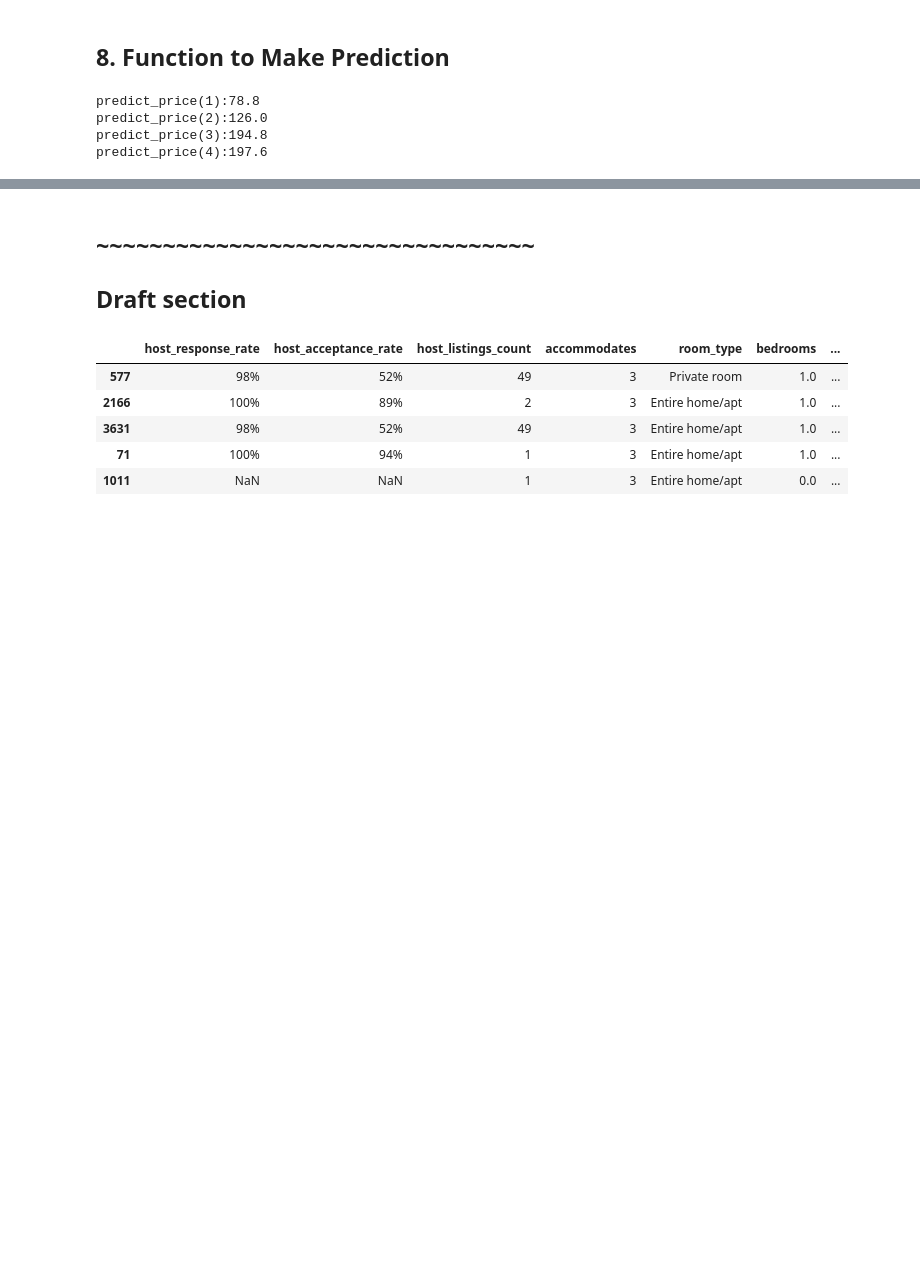
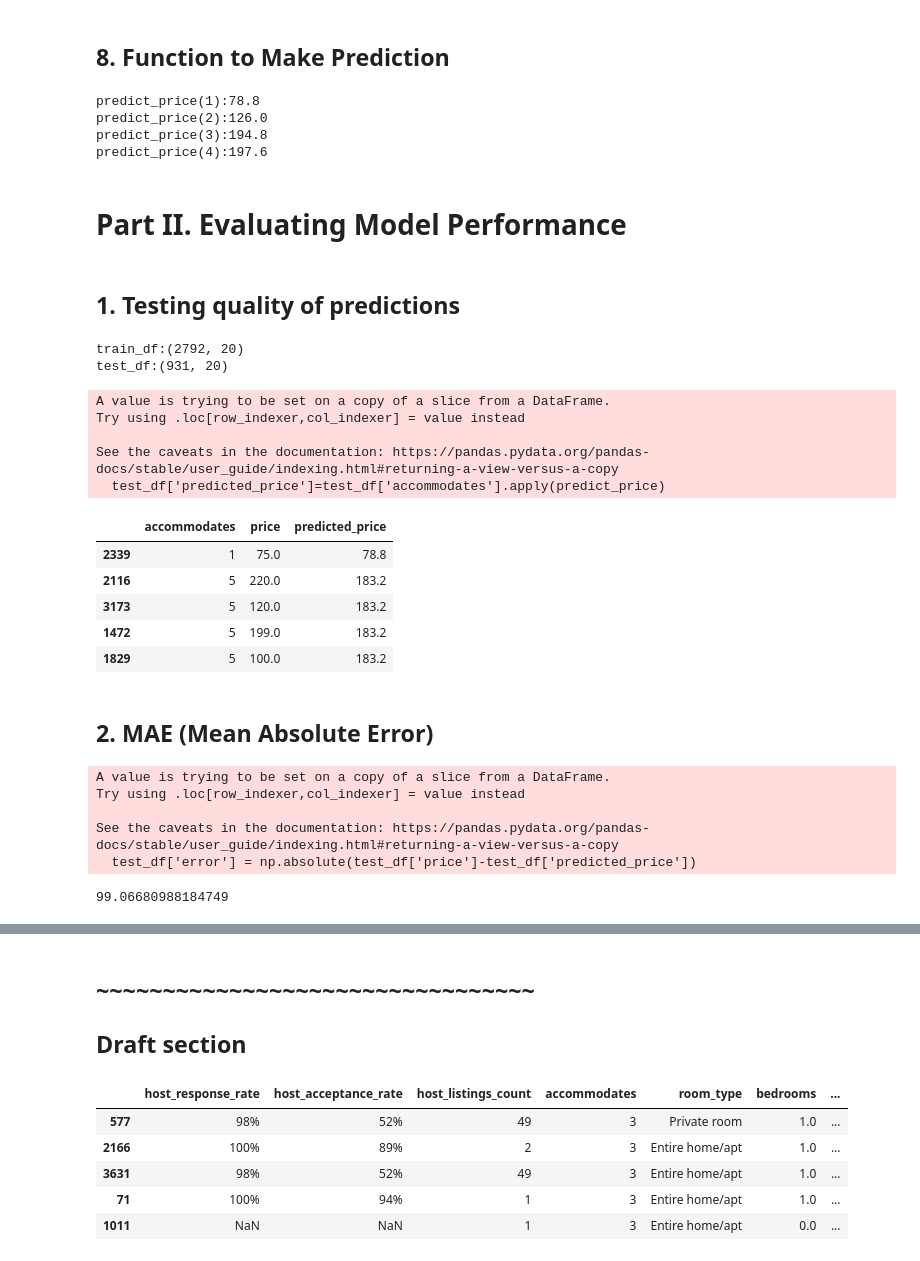
Before and after one commit to joeng2004/dataQuest, a Jupyter notebook: Part 7 ML Intro/Part7_1_v2.ipynb, the cells around one changed output, grey strips where cells are left out. Drawn from its saved outputs; the diff is of its cells as text; code cells hidden in the pictures; blank space fills up the shorter version.

Commit message:
v1 add part7_1

```diff
--- a/Part 7 ML Intro/Part7_1_v2.ipynb
+++ b/Part 7 ML Intro/Part7_1_v2.ipynb
@@ -141,3 +128,49 @@ predict_price(1):78.8
 predict_price(2):126.0
 predict_price(3):194.8
 predict_price(4):197.6
+# %% [markdown]
+# Part II. Evaluating Model Performance
+# %% [markdown]
+## 1. Testing quality of predictions
+# %%
+# We split train_df and test_df from dc_listings
+
+train_df= dc_listings.iloc[:2792]
+test_df = dc_listings.iloc[2792:]
+print(f'train_df:{train_df.shape}')
+print(f'test_df:{test_df.shape}')
+# %% [output]
+train_df:(2792, 20)
+test_df:(931, 20)
+# %%
+test_df['predicted_price']=test_df['accommodates'].apply(predict_price)
+# %% [output]
+A value is trying to be set on a copy of a slice from a DataFrame.
+Try using .loc[row_indexer,col_indexer] = value instead
+
+See the caveats in the documentation: https://pandas.pydata.org/pandas-docs/stable/user_guide/indexing.html#returning-a-view-versus-a-copy
+  test_df['predicted_price']=test_df['accommodates'].apply(predict_price)
+# %%
+test_df[['accommodates','price','predicted_price']].head()
+# %% [output]
+|  | accommodates | price | predicted_price |
+| 2339 | 1 | 75.0 | 78.8 |
+| 2116 | 5 | 220.0 | 183.2 |
+| 3173 | 5 | 120.0 | 183.2 |
+| 1472 | 5 | 199.0 | 183.2 |
+| 1829 | 5 | 100.0 | 183.2 |
+# %% [markdown]
+## 2. MAE (Mean Absolute Error)
+# %%
+test_df['error'] = np.absolute(test_df['price']-test_df['predicted_price'])
+# %% [output]
+A value is trying to be set on a copy of a slice from a DataFrame.
+Try using .loc[row_indexer,col_indexer] = value instead
+
+See the caveats in the documentation: https://pandas.pydata.org/pandas-docs/stable/user_guide/indexing.html#returning-a-view-versus-a-copy
+  test_df['error'] = np.absolute(test_df['price']-test_df['predicted_price'])
+# %%
+mae=test_df['error'].mean()
+print(mae)
+# %% [output]
+99.06680988184749
```
Also changed, not shown: parts of 27 cells of this notebook, 2 other files.
